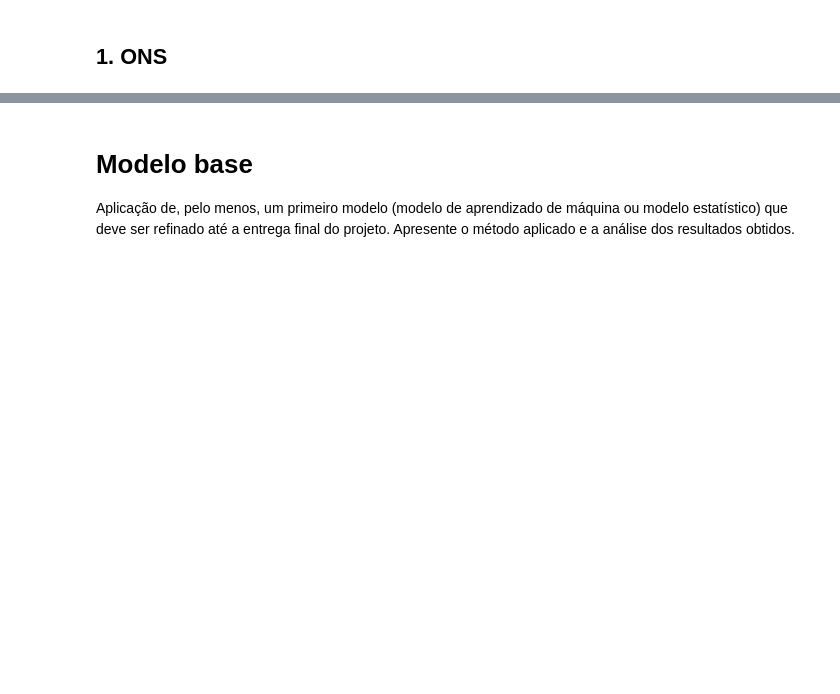
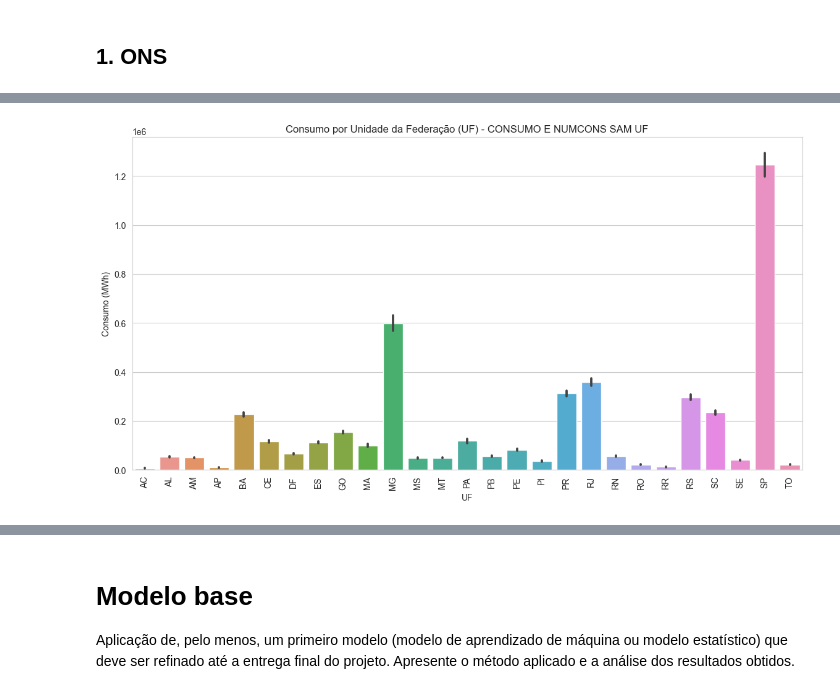
Before and after one commit to daniel64bit/distribuicao-renovavel, a Jupyter notebook: notebooks/entregas/entrega_03.ipynb, the cells around one changed output, grey strips where cells are left out. Saved outputs shown, nothing was run; the diff lists cells and outputs as text; code cells hidden in the pictures; blank space fills up the shorter version.

```diff
--- a/notebooks/entregas/entrega_03.ipynb
+++ b/notebooks/entregas/entrega_03.ipynb
@@ -433,0 +849,10 @@ df_concessionarias_por_municipio.to_csv('../../data/processed/ANEEL/df_concessio
+# %%
+# Comparação de consumo por Unidade da Federação (UF)
+plt.figure(figsize=(14,7))
+sns.barplot(x='UF', y='Consumo', data=data['CONSUMO E NUMCONS SAM UF'])
+plt.title('Consumo por Unidade da Federação (UF) - CONSUMO E NUMCONS SAM UF')
+plt.ylabel('Consumo (MWh)')
+plt.xticks(rotation=90)
+plt.show()
+# %% [output]
+[figure, added]
```
Also changed, not shown: parts of 43 cells of this notebook.
